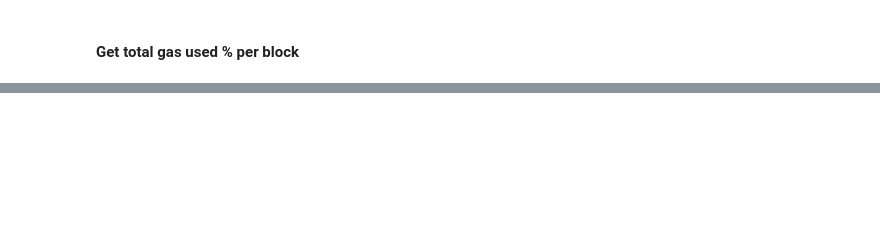
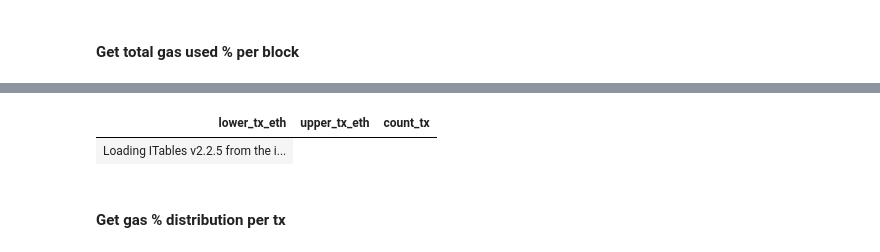
Before and after one commit to vnegi10/ETH_blockchain_data_analysis, a Jupyter notebook: Polars_query.ipynb, the cells around one changed output, grey strips where cells are left out. Saved outputs shown, nothing was run; the diff lists cells and outputs as text; code cells hidden in the pictures; blank space fills up the shorter version.

```diff
--- a/Polars_query.ipynb
+++ b/Polars_query.ipynb
@@ -385,0 +409,41 @@ Wall time: 1.88 s
+# %%
+def get_eth_dist_per_tx(t_start, t_end, bin_size):
+
+    q2 = get_eth_per_tx(t_start, t_end)
+
+    q3 = (
+        q2
+        .select("tx_eth")
+        .drop_nulls()
+
+        # Compute lower bin boundary
+        .with_columns(
+            ((pl.col("tx_eth") / bin_size).floor() * bin_size).alias("lower_tx_eth")
+        )
+        .group_by("lower_tx_eth")
+
+        # Count number of blocks in each bin
+        .agg(
+            pl.len().alias("count_tx")
+        )
+
+        # Compute upper bin boundary and include values = 100
+        # also within the 90-100 range
+        .with_columns(
+            pl.when(pl.col("lower_tx_eth") < 482999)
+              .then(pl.col("lower_tx_eth") + bin_size)
+              .otherwise(pl.col("lower_tx_eth"))
+              .alias("upper_tx_eth")
+        )
+
+        # Reorder columns
+        .select(["lower_tx_eth", "upper_tx_eth", "count_tx"])
+        .sort("lower_tx_eth", descending = True)
+    )
+
+    return q3.collect()
+# %%
+%%time
+
+get_eth_dist_per_tx("2017-01-01", "2024-12-31", 25000)
+# %% [output]
@@ -385,0 +452,4 @@ Wall time: 1.88 s
+| lower_tx_eth | upper_tx_eth | count_tx |
+| Loading ITables v2.2.5 from the i... |
+# %% [markdown]
+#### Get gas % distribution per tx
```
Also changed, not shown: parts of 22 cells of this notebook.
